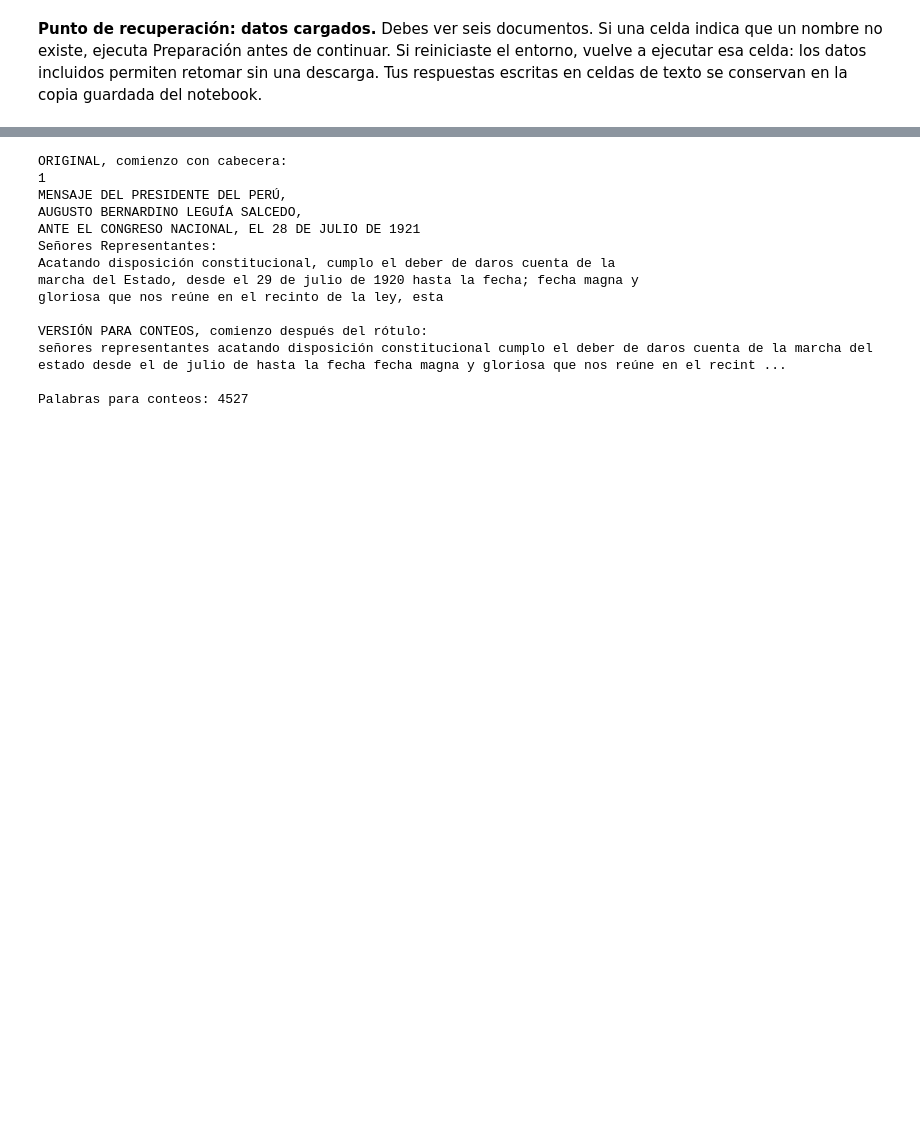
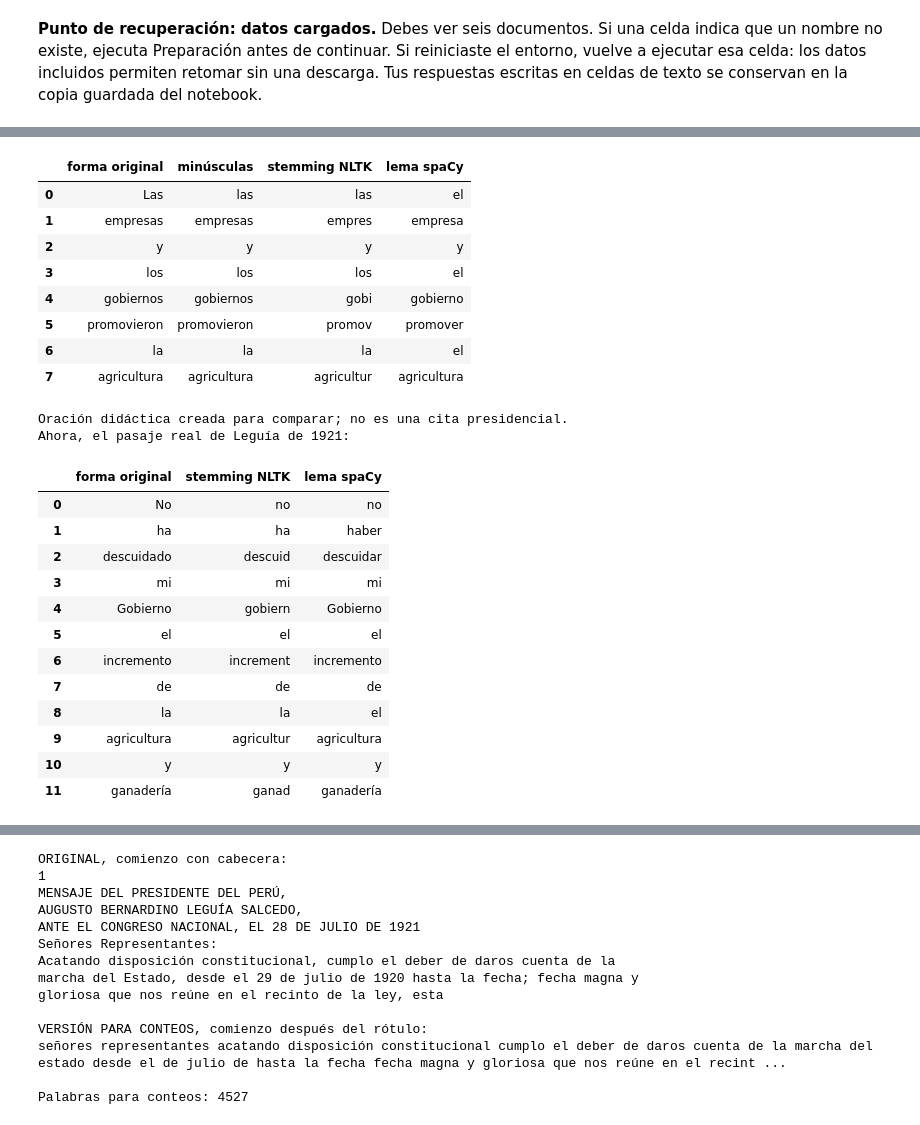
Before and after one commit to alejandroventuraventurameza-tech/hee_text_analysis_crash_course, a Jupyter notebook: notebooks/docente_resuelto.ipynb, the cells around one changed output, grey strips where cells are left out. Saved outputs shown, nothing was run; the diff lists cells and outputs as text; code cells hidden in the pictures; blank space fills up the shorter version.

```diff
--- a/notebooks/docente_resuelto.ipynb
+++ b/notebooks/docente_resuelto.ipynb
@@ -232,0 +424,8 @@ Compararé leguia_1921 y alberto_fujimori_1991. Cada fila representa un mensaje
+# %%
+# @title 🌱 Stemming en español
+from nltk.stem import SnowballStemmer
+stemmer = SnowballStemmer("spanish")
+tokens_ejemplo = ["empresa", "empresas", "gobierno", "gobiernos"]
+stemmed = [stemmer.stem(word) for word in tokens_ejemplo]
+display(pd.DataFrame({"palabra": tokens_ejemplo, "raíz NLTK": stemmed}))
+print("Raíces del pasaje:", [stemmer.stem(word) for word in lower_tokens])
@@ -232,0 +474,50 @@ Compararé leguia_1921 y alberto_fujimori_1991. Cada fila representa un mensaje
+# %%
+# @title 🔬 Comparar stemming y lematización en contexto
+texto_normalizacion = "Las empresas y los gobiernos promovieron la agricultura."
+tokens_nltk = nltk.word_tokenize(texto_normalizacion, language="spanish")
+palabras_nltk = [word for word in tokens_nltk if word.isalpha()]
+doc_lemmas = nlp_lemmas(texto_normalizacion)
+tokens_spacy = [token for token in doc_lemmas if token.is_alpha]
+# Comprobamos que comparamos las mismas palabras, no listas desalineadas.
+assert palabras_nltk == [token.text for token in tokens_spacy]
+normalizacion = pd.DataFrame({
+    "forma original": palabras_nltk,
+    "minúsculas": [word.lower() for word in palabras_nltk],
+    "stemming NLTK": [stemmer.stem(word.lower()) for word in palabras_nltk],
+    "lema spaCy": [token.lemma_ for token in tokens_spacy],
+})
+display(normalizacion)
+print("Oración didáctica creada para comparar; no es una cita presidencial.")
+print("Ahora, el pasaje real de Leguía de 1921:")
+normalizacion_discurso = pd.DataFrame([
+    {"forma original": token.text,
+     "stemming NLTK": stemmer.stem(token.text.lower()),
+     "lema spaCy": token.lemma_}
+    for token in nlp_lemmas(text) if token.is_alpha
+])
+display(normalizacion_discurso)
+# %% [output]
+|  | forma original | minúsculas | stemming NLTK | lema spaCy |
+| 0 | Las | las | las | el |
+| 1 | empresas | empresas | empres | empresa |
+| 2 | y | y | y | y |
+| 3 | los | los | los | el |
+| 4 | gobiernos | gobiernos | gobi | gobierno |
+| 5 | promovieron | promovieron | promov | promover |
+| 6 | la | la | la | el |
+| 7 | agricultura | agricultura | agricultur | agricultura |
+Oración didáctica creada para comparar; no es una cita presidencial.
+Ahora, el pasaje real de Leguía de 1921:
+|  | forma original | stemming NLTK | lema spaCy |
+| 0 | No | no | no |
+| 1 | ha | ha | haber |
+| 2 | descuidado | descuid | descuidar |
+| 3 | mi | mi | mi |
+| 4 | Gobierno | gobiern | Gobierno |
+| 5 | el | el | el |
+| 6 | incremento | increment | incremento |
+| 7 | de | de | de |
+| 8 | la | la | el |
+| 9 | agricultura | agricultur | agricultura |
+| 10 | y | y | y |
+| 11 | ganadería | ganad | ganadería |
```
Also changed, not shown: parts of 40 cells of this notebook, 32 other files.
